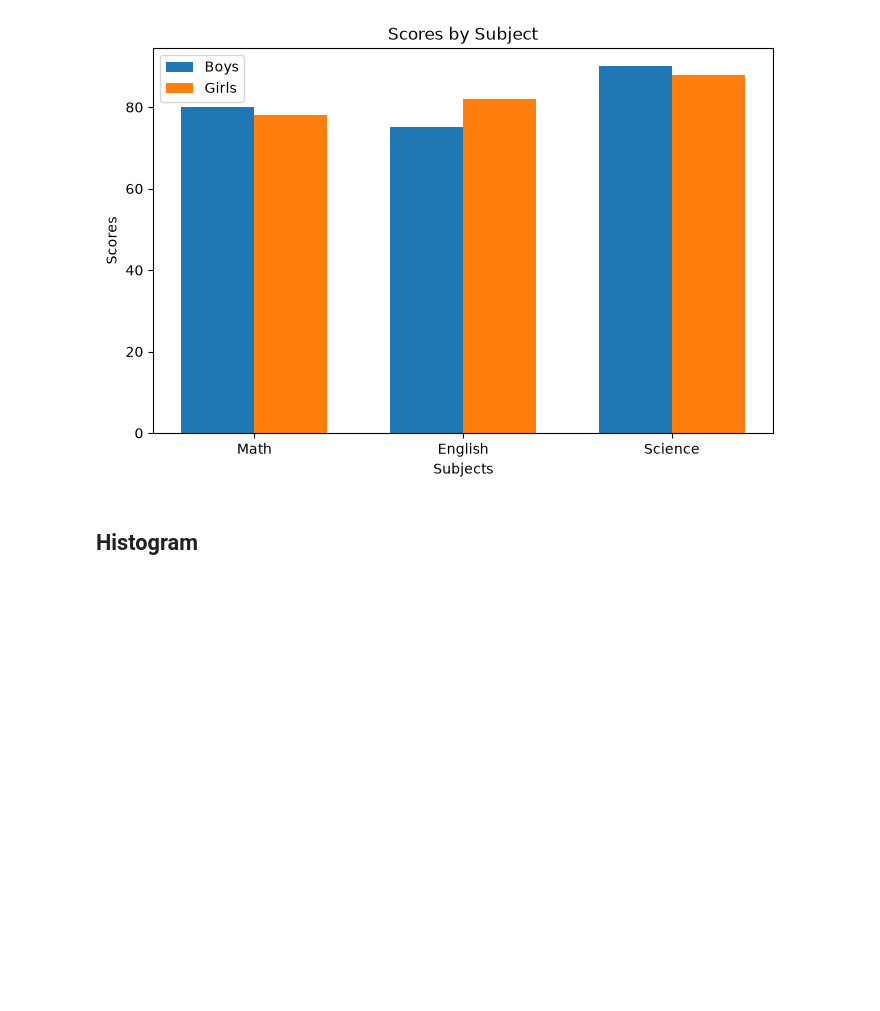
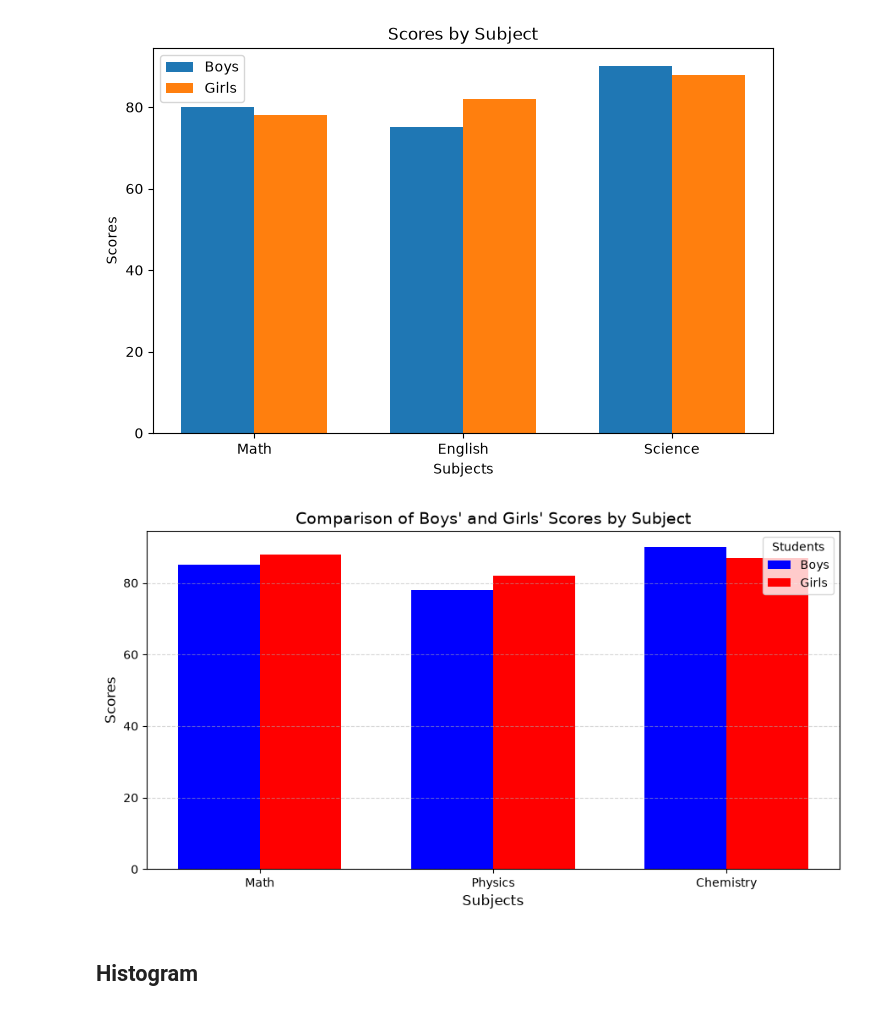
Before and after one commit to abid-rasel/MLOB_My_FILE, a Jupyter notebook: Session/Day 9/Matplotlib_basics.ipynb, the cells around one changed output. Drawn from its saved outputs; the diff is of its cells as text; code cells hidden in the pictures; blank space fills up the shorter version.

```diff
--- a/Session/Day 9/Matplotlib_basics.ipynb
+++ b/Session/Day 9/Matplotlib_basics.ipynb
@@ -363,6 +430,67 @@ plt.legend()
 plt.show()
 # %% [output]
 [figure]
+# %%
+
+import matplotlib.pyplot as plt
+
+# Data
+subjects = ["Math", "Physics", "Chemistry"]
+
+boys = [85, 78, 90]
+girls = [88, 82, 87]
+
+# Create x-axis positions
+x = np.arange(len(subjects))
+# Output: [0, 1, 2]
+
+# Width of each bar
+width = 0.35
+
+# Create figure
+plt.figure(figsize=(9, 5))
+
+# Boys' bars (shifted left)
+plt.bar(
+    x - width/2,
+    boys,
+    width=width,
+    color="blue",
+    label="Boys"
+)
+
+# Girls' bars (shifted right)
+plt.bar(
+    x + width/2,
+    girls,
+    width=width,
+    color="red",
+    label="Girls"
+)
+
+# Replace 0,1,2 with subject names
+plt.xticks(x, subjects)
+
+# Labels
+plt.xlabel("Subjects", fontsize=12)
+plt.ylabel("Scores", fontsize=12)
+
+# Title
+plt.title("Comparison of Boys' and Girls' Scores by Subject", fontsize=14)
+
+# Grid (optional but makes the chart look professional)
+plt.grid(axis="y", linestyle="--", alpha=0.5)
+
+# Legend
+plt.legend(title="Students")
+
+# Prevent overlapping of labels
+plt.tight_layout()
+
+# Display the chart
+plt.show()
+# %% [output]
+[figure, added]
 # %% [markdown]
 ## Histogram
 # %%
```
Also changed, not shown: parts of 6 cells of this notebook, 1 other file.
